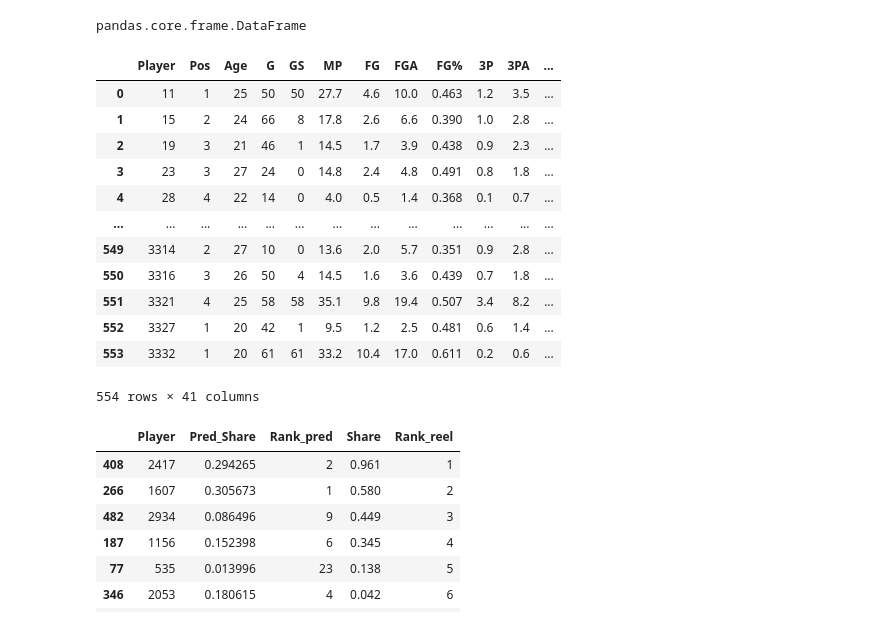
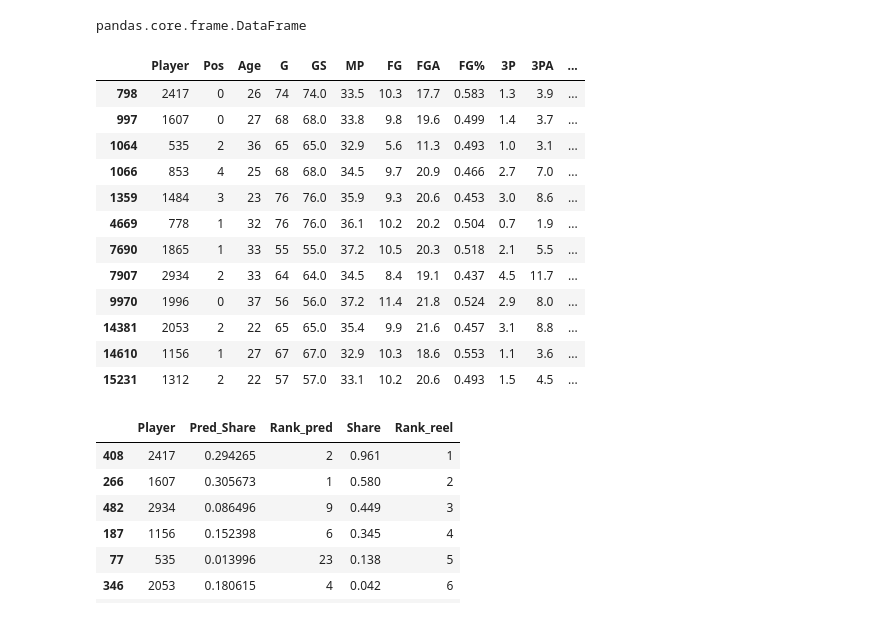
Before and after one commit to MartinErwan/ML_NBA_MVP_Prediction, a Jupyter notebook: PFE_Prediction.ipynb, the cells around one changed output. Saved outputs shown, nothing was run; the diff lists cells and outputs as text; code cells hidden in the pictures.

```diff
--- a/PFE_Prediction.ipynb
+++ b/PFE_Prediction.ipynb
@@ -96,10 +96,12 @@ On peut déjà supprimer "Tm" qui donnent exactement les mêmes informations que
 Pour les 3 restantes, on va procédérer à un encodage automatique ( on peut se le permettre car il n'y a pas de relation d'ordre pour ces variables)
 # %%
 DF.drop(columns = ["Tm"], inplace = True)
-labelencoder = LabelEncoder()
-DF['Player'] = labelencoder.fit_transform(DF['Player'])
-DF['Pos'] = labelencoder.fit_transform(DF['Pos'])
-DF['Team'] = labelencoder.fit_transform(DF['Team'])
+labelencoder1 = LabelEncoder()
+labelencoder2 = LabelEncoder()
+labelencoder3 = LabelEncoder()
+DF['Player'] = labelencoder1.fit_transform(DF['Player'])
+DF['Pos'] = labelencoder2.fit_transform(DF['Pos'])
+DF['Team'] = labelencoder3.fit_transform(DF['Team'])
 # %% [markdown]
 Vérifions que la transformation a fonctionné
 # %%
@@ -609,3 +640,6 @@ DF_Merge
 DF_Merge.sort_values("Rank_pred")[["Player_x", "Rank_pred"]].head(10)
 # %%
 DF[DF["Year"]==2023]["Share"]
+# %%
+DF["index"]= DF.index
+DF
@@ -753,20 +838,21 @@ type(pd.DataFrame(test["Pred_Share"]))
 # %% [output]
 pandas.core.frame.DataFrame
 # %%
+DF[(DF["Year"]==2022) & (DF["Share"]>0)]
 # %% [output]
 |  | Player | Pos | Age | G | GS | MP | FG | FGA | FG% | 3P | 3PA | ... |
-| 0 | 11 | 1 | 25 | 50 | 50 | 27.7 | 4.6 | 10.0 | 0.463 | 1.2 | 3.5 | ... |
-| 1 | 15 | 2 | 24 | 66 | 8 | 17.8 | 2.6 | 6.6 | 0.390 | 1.0 | 2.8 | ... |
-| 2 | 19 | 3 | 21 | 46 | 1 | 14.5 | 1.7 | 3.9 | 0.438 | 0.9 | 2.3 | ... |
-| 3 | 23 | 3 | 27 | 24 | 0 | 14.8 | 2.4 | 4.8 | 0.491 | 0.8 | 1.8 | ... |
-| 4 | 28 | 4 | 22 | 14 | 0 | 4.0 | 0.5 | 1.4 | 0.368 | 0.1 | 0.7 | ... |
-| ... | ... | ... | ... | ... | ... | ... | ... | ... | ... | ... | ... | ... |
-| 549 | 3314 | 2 | 27 | 10 | 0 | 13.6 | 2.0 | 5.7 | 0.351 | 0.9 | 2.8 | ... |
-| 550 | 3316 | 3 | 26 | 50 | 4 | 14.5 | 1.6 | 3.6 | 0.439 | 0.7 | 1.8 | ... |
-| 551 | 3321 | 4 | 25 | 58 | 58 | 35.1 | 9.8 | 19.4 | 0.507 | 3.4 | 8.2 | ... |
-| 552 | 3327 | 1 | 20 | 42 | 1 | 9.5 | 1.2 | 2.5 | 0.481 | 0.6 | 1.4 | ... |
-| 553 | 3332 | 1 | 20 | 61 | 61 | 33.2 | 10.4 | 17.0 | 0.611 | 0.2 | 0.6 | ... |
+| 798 | 2417 | 0 | 26 | 74 | 74.0 | 33.5 | 10.3 | 17.7 | 0.583 | 1.3 | 3.9 | ... |
+| 997 | 1607 | 0 | 27 | 68 | 68.0 | 33.8 | 9.8 | 19.6 | 0.499 | 1.4 | 3.7 | ... |
+| 1064 | 535 | 2 | 36 | 65 | 65.0 | 32.9 | 5.6 | 11.3 | 0.493 | 1.0 | 3.1 | ... |
+| 1066 | 853 | 4 | 25 | 68 | 68.0 | 34.5 | 9.7 | 20.9 | 0.466 | 2.7 | 7.0 | ... |
+| 1359 | 1484 | 3 | 23 | 76 | 76.0 | 35.9 | 9.3 | 20.6 | 0.453 | 3.0 | 8.6 | ... |
+| 4669 | 778 | 1 | 32 | 76 | 76.0 | 36.1 | 10.2 | 20.2 | 0.504 | 0.7 | 1.9 | ... |
+| 7690 | 1865 | 1 | 33 | 55 | 55.0 | 37.2 | 10.5 | 20.3 | 0.518 | 2.1 | 5.5 | ... |
+| 7907 | 2934 | 2 | 33 | 64 | 64.0 | 34.5 | 8.4 | 19.1 | 0.437 | 4.5 | 11.7 | ... |
+| 9970 | 1996 | 0 | 37 | 56 | 56.0 | 37.2 | 11.4 | 21.8 | 0.524 | 2.9 | 8.0 | ... |
+| 14381 | 2053 | 2 | 22 | 65 | 65.0 | 35.4 | 9.9 | 21.6 | 0.457 | 3.1 | 8.8 | ... |
+| 14610 | 1156 | 1 | 27 | 67 | 67.0 | 32.9 | 10.3 | 18.6 | 0.553 | 1.1 | 3.6 | ... |
+| 15231 | 1312 | 2 | 22 | 57 | 57.0 | 33.1 | 10.2 | 20.6 | 0.493 | 1.5 | 4.5 | ... |
-554 rows × 41 columns
 # %%
 DF_PRED_H2O_2021 = pred_to_df(test["Pred_Share"].as_data_frame(),test.as_data_frame(),"Share")
 # %%
```
Also changed, not shown: parts of 30 cells of this notebook, 6 other files.
